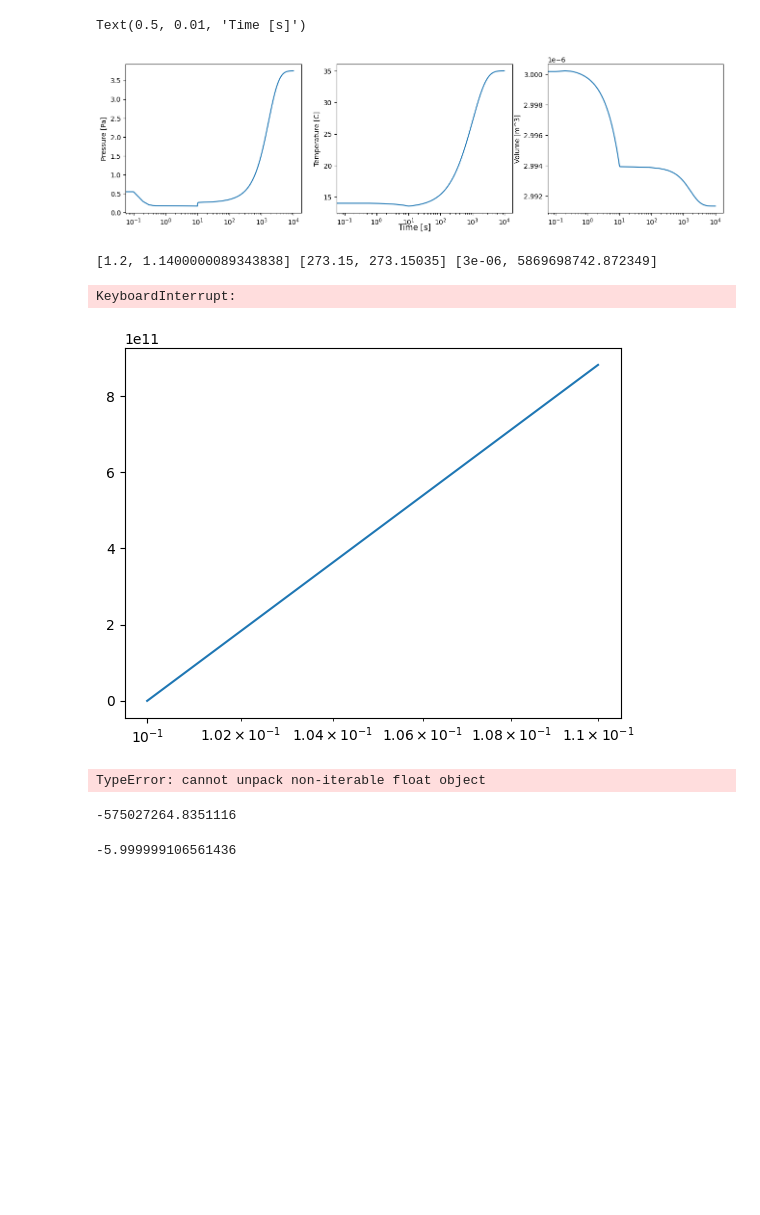
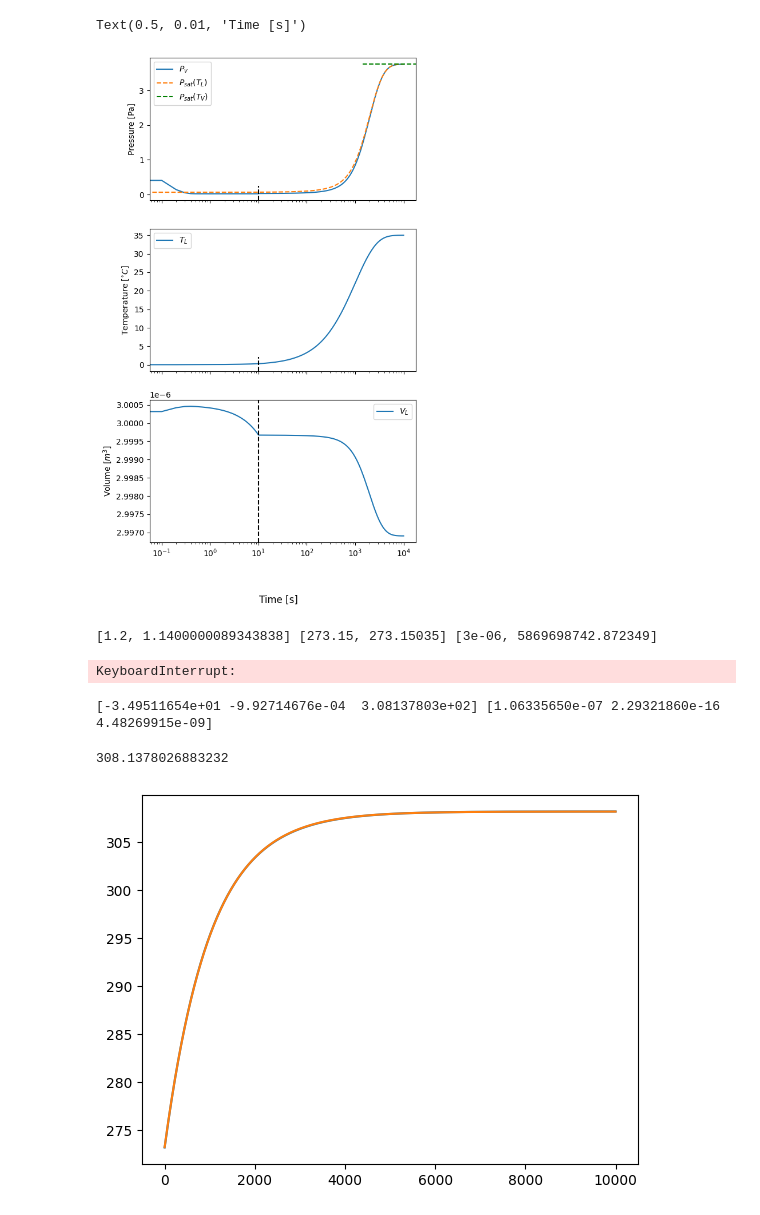
Before and after one commit to Giganten21/SVP, a Jupyter notebook: SVP.ipynb, the cells around one changed output. Drawn from its saved outputs; the diff is of its cells as text; code cells hidden in the pictures; blank space fills up the shorter version.

```diff
--- a/SVP.ipynb
+++ b/SVP.ipynb
@@ -38,7 +38,7 @@ t_s = 10**3  # tau_s in seconds
 m = m * 1.66053907 * 10**(-27)  # Convert mass from atomic units to kg
 # DOF = 0
 # Starting values
-T_l = 273.15 +14 # Liquid temperature in K
+T_l = 273.15 # Liquid temperature in K
 P_v = 1.2    # Vapor pressure in Pa (initial 0.7 bar)
 T_v = 273.15 + 35 # Vapor temperature in K GOOD!!!
 
@@ -72,23 +72,34 @@ def system(y, time):
 time = np.linspace(0, 10**4, 100000)
 solution = odeint(system, y0=np.array([P_v, T_l, V_l]), t=time)
 # %%
-fig, ax = plt.subplots(1,3, figsize=(16,4))
-ax[0].plot(time,solution[:,0])
+fig, ax = plt.subplots(3,1, figsize=(6,11),sharex=True)
+ax[0].plot(time,solution[:,0], label=r"$P_{v}$")
+ax[0].plot(time,P_sat(solution[:,1]), label=r"$P_{sat}(T_{L})$", linestyle="--")
 ax[0].set_xscale("log")
 ax[0].set_ylabel("Pressure [Pa]")
+# ax[0].grid()
+ax[0].axvline(x=10, color='black', linestyle='--',ymin=0, ymax=0.1)
+ax[0].axhline(y=P_sat(T_v), color="g", linestyle="--", xmin=0.8,xmax=1, label=r"$P_{sat}(T_{V})$")
+ax[0].legend()
 
-ax[1].plot(time,solution[:,1]-273.15)
+ax[1].plot(time,solution[:,1]-273.15, label=r"$T_L$")
 ax[1].set_xscale("log")
-ax[1].set_ylabel("Temperature [C]")
+ax[1].set_ylabel(r"Temperature [$^{\circ}C$]")
+# ax[1].grid()
+ax[1].axvline(x=10, color='black', linestyle='--',ymin=0, ymax=0.1)
+ax[1].legend()
 
-ax[2].plot(time,solution[:,2])
+ax[2].plot(time,solution[:,2], label=r"$V_L$")
 ax[2].set_xscale("log")
-ax[2].set_ylabel("Volume [m^3]")
+ax[2].set_ylabel(r"Volume [$m^{3}$]")
+# ax[2].grid()
+ax[2].axvline(x=10, color='black', linestyle='--')
+ax[2].legend()
 
 fig.supxlabel("Time [s]")
 # %% [output]
 Text(0.5, 0.01, 'Time [s]')
-[figure, old version]
+[figure, new version]
 # %%
 
 pressure = [P_v]
@@ -122,20 +133,20 @@ for t in range(len(time)):
 # %% [output]
 [1.2, 1.1400000089343838] [273.15, 273.15035] [3e-06, 5869698742.872349]
 KeyboardInterrupt:
+# %%
+from scipy.optimize import curve_fit
+
+def expfunc(x, a, b ,c):
+    return a* np.exp(b * x ) + c
+
+popt, pcov = curve_fit(expfunc, time, solution[:,1], p0=[100,-11,273+35], maxfev=10000 )
+print(popt, np.diag(pcov))
+# %% [output]
+[-3.49511654e+01 -9.92714676e-04  3.08137803e+02] [1.06335650e-07 2.29321860e-16 4.48269915e-09]
 # %%
-plt.plot(time, pressure[:-1])
-plt.xscale("log")
+plt.plot(time,solution[:,1])
+plt.plot(time, expfunc(time,*popt))
+print(popt[-1])
 # %% [output]
+308.1378026883232
-[figure, old version]
+[figure, new version]
-# %%
-sol = solve_ivp(system, t_span=(0,10**4), y0=np.array([P_v, T_l, V_l]), t_eval=time, method="RK45" )
-sol.y
-# %% [output]
-TypeError: cannot unpack non-iterable float object
-# %%
-jev = j_ev(T_l, P_v)
-print(jev)
-A_l / V_ch * sc.k * T_v * jev + A_ch / V_ch * sc.k * T_v * j_w - S_p / V_ch * P_v * delta_valve(1)
-# %% [output]
--575027264.8351116
--5.999999106561436
```
Also changed, not shown: parts of 1 cell of this notebook, 2 other files.
